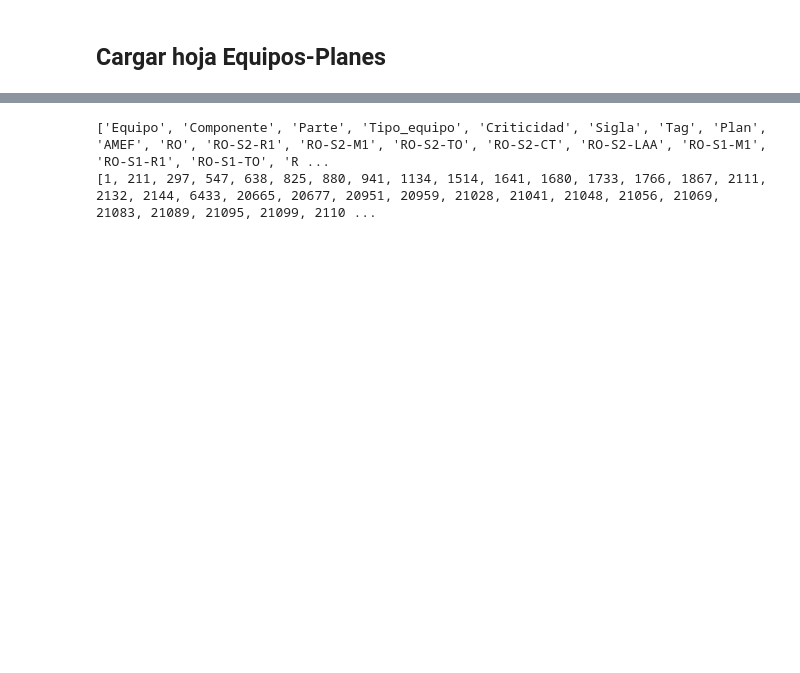
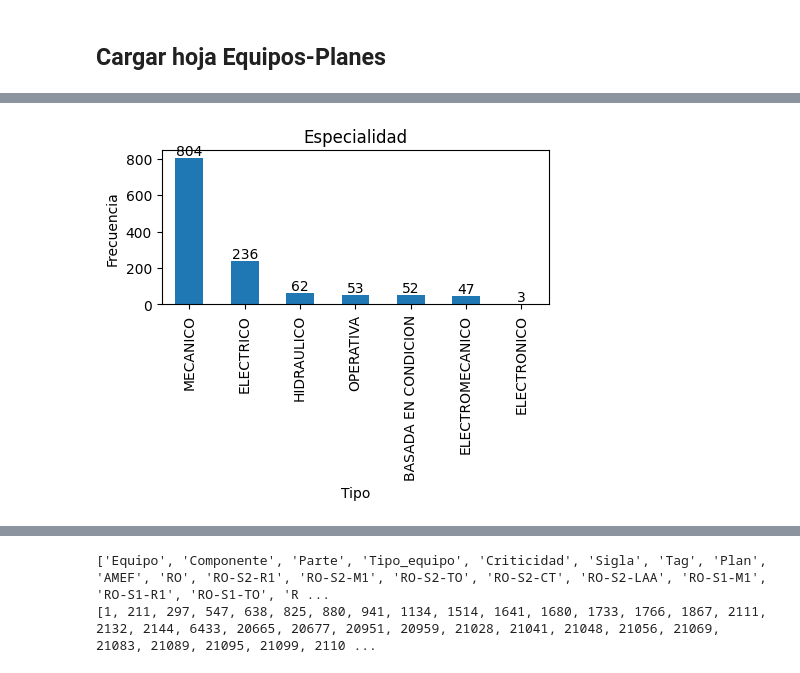
Before and after one commit to raulink/planes_mantenimiento, a Jupyter notebook: main.ipynb, the cells around one changed output, grey strips where cells are left out. Saved outputs shown, nothing was run; the diff lists cells and outputs as text; code cells hidden in the pictures; blank space fills up the shorter version.

```diff
--- a/main.ipynb
+++ b/main.ipynb
@@ -92,0 +171,8 @@ df_update = df_planes[~df_planes.Accion.isna()]     # Filtrar solo las columnas
+# %%
+ax = df_update['Especialidad'].value_counts().plot(kind='bar', title='Especialidad', figsize=(5, 2), xlabel='Tipo', ylabel='Frecuencia')
+for container in ax.containers:
+    ax.bar_label(container, fmt='%d')
+# Display the plot
+plt.show()
+# %% [output]
+[figure, added]
```
Also changed, not shown: parts of 17 cells of this notebook.
